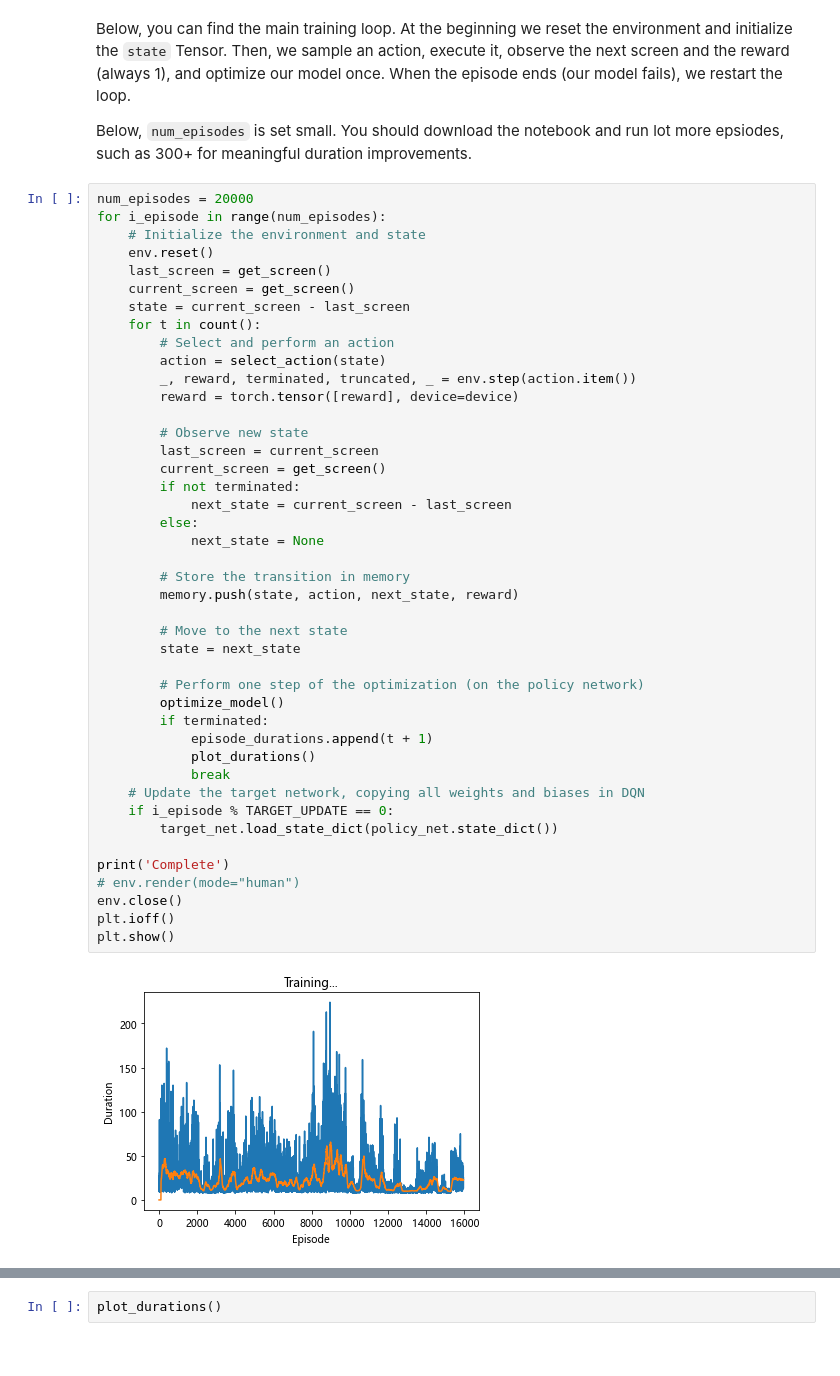
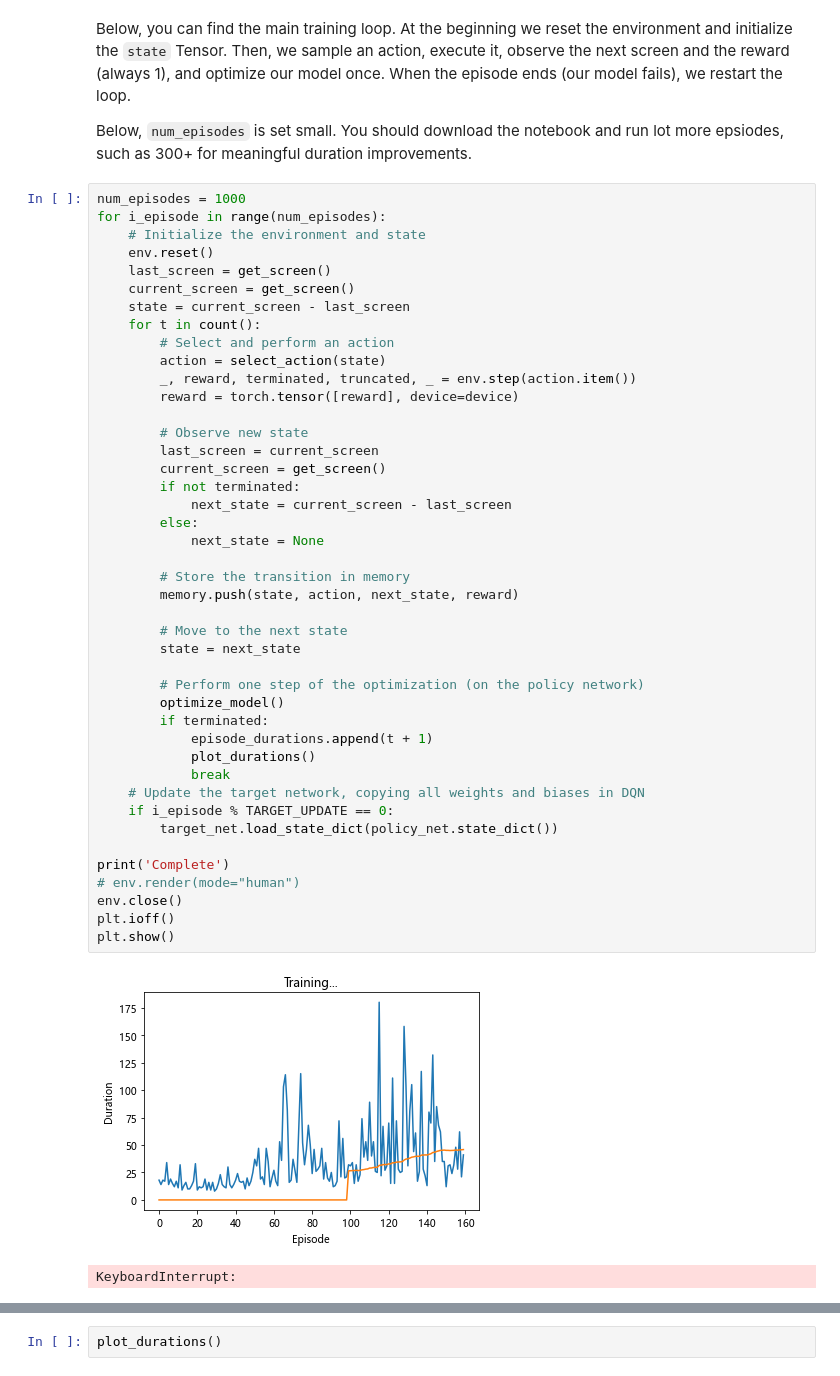
Before and after one commit to ExenVitor/learn_rf, a Jupyter notebook: rf_tutorial/reinforcement_q_learning.ipynb, the cells around one changed output, grey strips where cells are left out. Cells and saved outputs as stored; diff of their text form.

```diff
--- a/rf_tutorial/reinforcement_q_learning.ipynb
+++ b/rf_tutorial/reinforcement_q_learning.ipynb
@@ -439,7 +439,7 @@ Below, `num_episodes` is set small. You should download
 the notebook and run lot more epsiodes, such as 300+ for meaningful
 duration improvements.
 # %%
-num_episodes = 20000
+num_episodes = 1000
 for i_episode in range(num_episodes):
     # Initialize the environment and state
     env.reset()
@@ -455,31 +455,32 @@ for i_episode in range(num_episodes):
         # Observe new state
         last_screen = current_screen
         current_screen = get_screen()
         if not terminated:
             next_state = current_screen - last_screen
         else:
             next_state = None
 
         # Store the transition in memory
         memory.push(state, action, next_state, reward)
 
         # Move to the next state
         state = next_state
 
         # Perform one step of the optimization (on the policy network)
         optimize_model()
         if terminated:
             episode_durations.append(t + 1)
             plot_durations()
             break
     # Update the target network, copying all weights and biases in DQN
     if i_episode % TARGET_UPDATE == 0:
         target_net.load_state_dict(policy_net.state_dict())
 
 print('Complete')
 # env.render(mode="human")
 env.close()
 plt.ioff()
 plt.show()
 # %% [output]
-[figure, old version]
+[figure, new version]
+KeyboardInterrupt:
```
Also changed, not shown: parts of 2 cells of this notebook, 8 other files.
